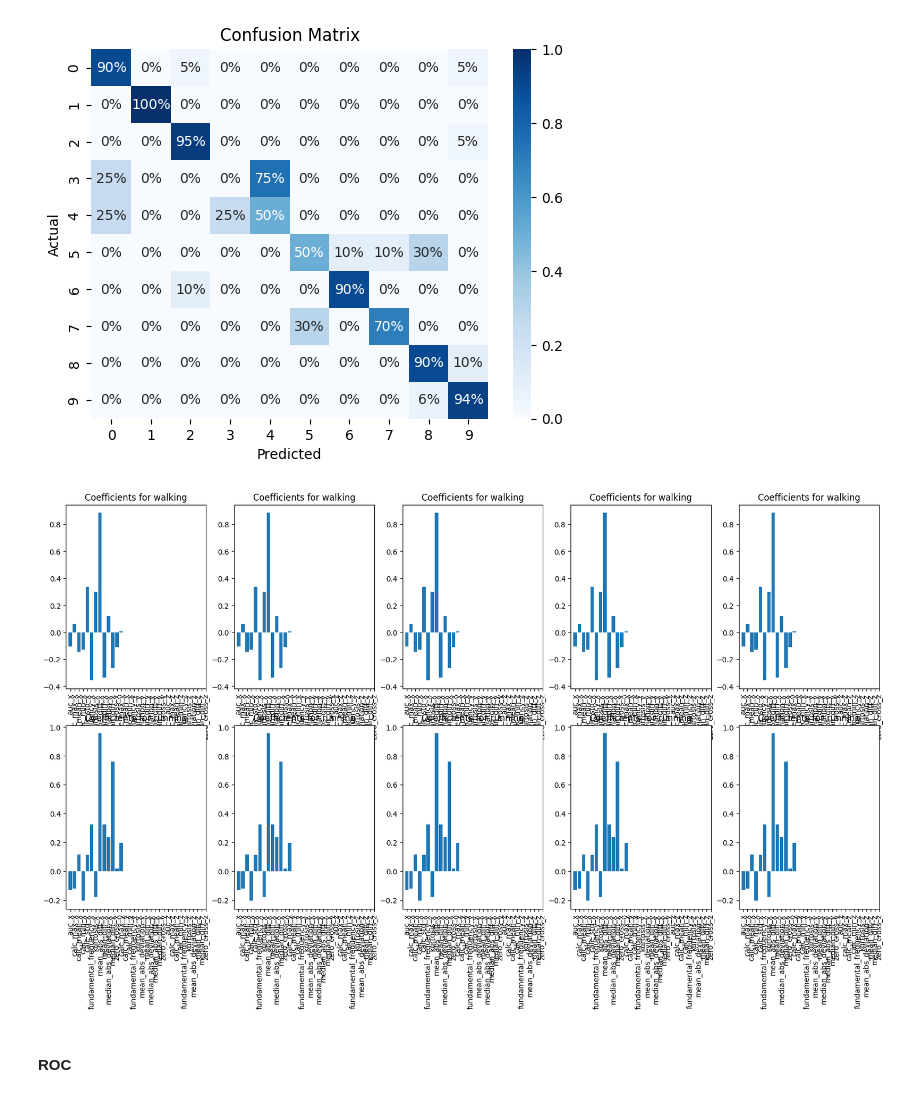
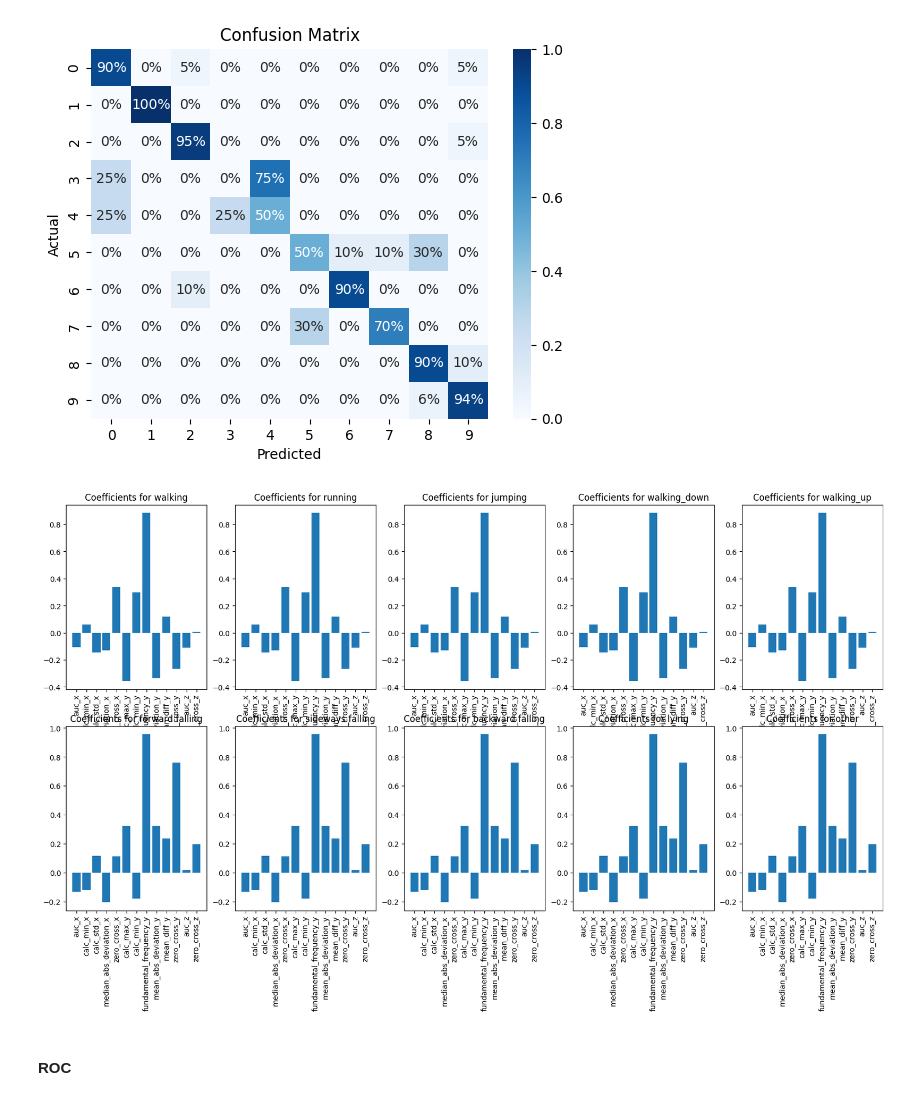
Before and after one commit to SmearyTundra/slhd-challenge, a Jupyter notebook: notebooks/challenge-1-10_classes copy.ipynb, the cells around one changed output. Drawn from its saved outputs; the diff is of its cells as text; code cells hidden in the pictures.

Commit message:
Plot fix

```diff
--- a/notebooks/challenge-1-10_classes copy.ipynb
+++ b/notebooks/challenge-1-10_classes copy.ipynb
@@ -716,20 +723,20 @@ plt.show()
 # %%
 # Get the coefficients for each class
 coefficients = logistic_regression_classifier.coef_
 
 # Plot the coefficients for each class
 fig, axs = plt.subplots(nrows=nrows, ncols=ncols, figsize=(20, 10))
 for i in np.arange(nrows):
     for j in range(ncols):
         axs[i,j].bar(range(len(coefficients[i])), coefficients[i])
-        axs[i,j].set_xticks(range(len(effect_sizes)))
-        axs[i,j].set_xticklabels(X_train.columns, rotation=90)
-        axs[i,j].set_title('Coefficients for ' + activities[i])
+        axs[i,j].set_xticks(range(selected_features.shape[0]))
+        axs[i,j].set_xticklabels(selected_features, rotation=90)
+        axs[i,j].set_title('Coefficients for ' + activities[i*ncols+j])
 plt.show()
 
 logistic_regression_classifier = logistic_regression_classifier
 # %% [output]
-[figure, old version]
+[figure, new version]
 # %% [markdown]
 #### ROC
 # %%
```
Also changed, not shown: parts of 10 cells of this notebook.
